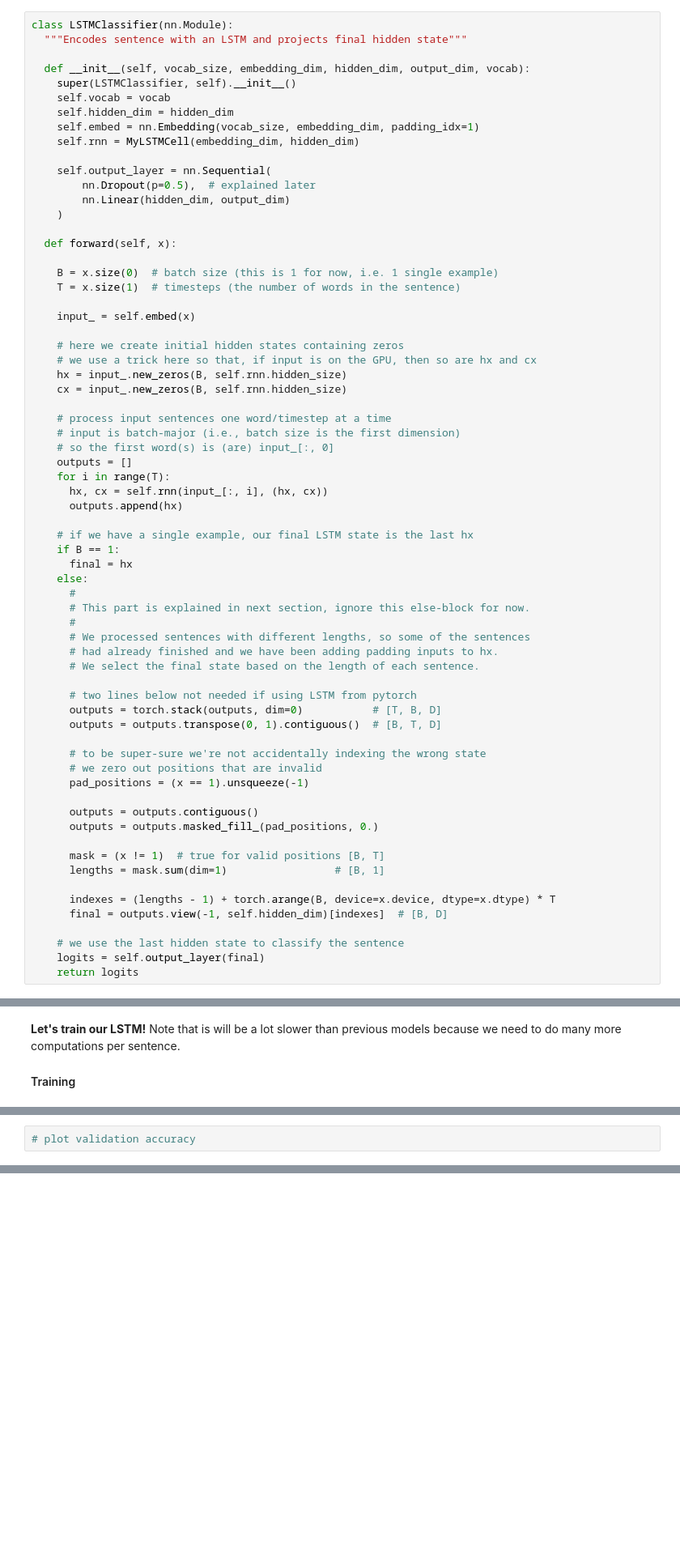
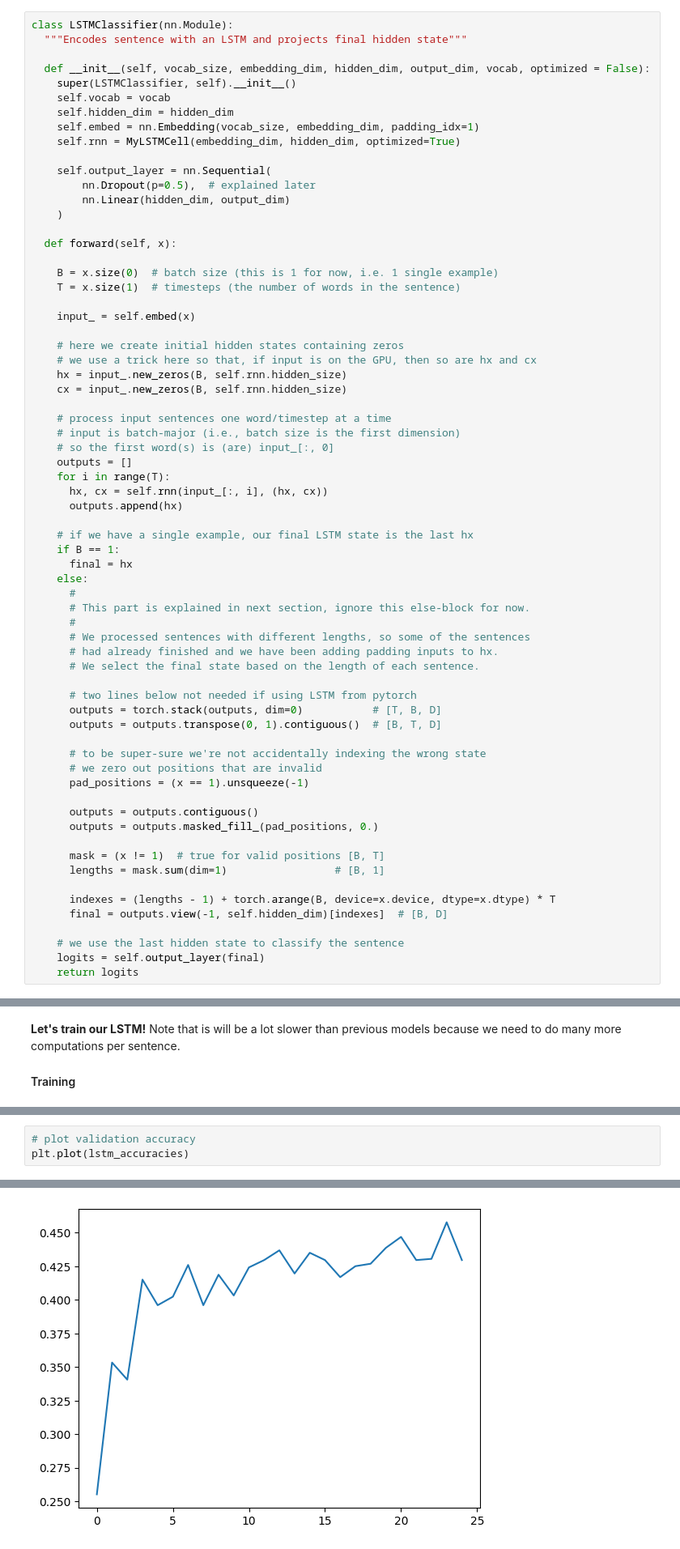
Before and after one commit to gerardPlanella/DeepLearning1_UvA_22, a Jupyter notebook: Assignment2/NLP1_2022_Practical_2_(student_version).ipynb, the cells around one changed output, grey strips where cells are left out. Shown at 81% size. Cells and saved outputs as stored; diff of their text form; blank space fills up the shorter version.

Commit message:
Finished LSTM and Mini-batched LSTM, implemented LSTM Optimization

```diff
--- a/Assignment2/NLP1_2022_Practical_2_(student_version).ipynb
+++ b/Assignment2/NLP1_2022_Practical_2_(student_version).ipynb
@@ -1290,12 +1320,12 @@ You will find that code below. Make sure that you understand it.
 class LSTMClassifier(nn.Module):
   """Encodes sentence with an LSTM and projects final hidden state"""
 
-  def __init__(self, vocab_size, embedding_dim, hidden_dim, output_dim, vocab):
+  def __init__(self, vocab_size, embedding_dim, hidden_dim, output_dim, vocab, optimized = False):
     super(LSTMClassifier, self).__init__()
     self.vocab = vocab
     self.hidden_dim = hidden_dim
     self.embed = nn.Embedding(vocab_size, embedding_dim, padding_idx=1)
-    self.rnn = MyLSTMCell(embedding_dim, hidden_dim)
+    self.rnn = MyLSTMCell(embedding_dim, hidden_dim, optimized=True)
 
     self.output_layer = nn.Sequential(
         nn.Dropout(p=0.5),  # explained later
@@ -1389,2 +1437,4 @@ lstm_losses, lstm_accuracies = train_model(
 # %%
 # plot validation accuracy
+plt.plot(lstm_accuracies)
+# %% [output]
@@ -1391,2 +1442,3 @@ lstm_losses, lstm_accuracies = train_model(
+[figure, added]
 # %%
 # plot training loss
```
Also changed, not shown: parts of 10 cells of this notebook.
